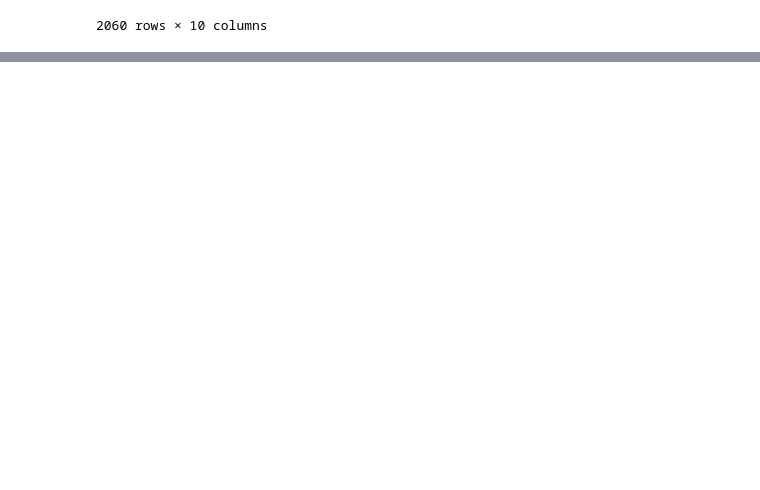
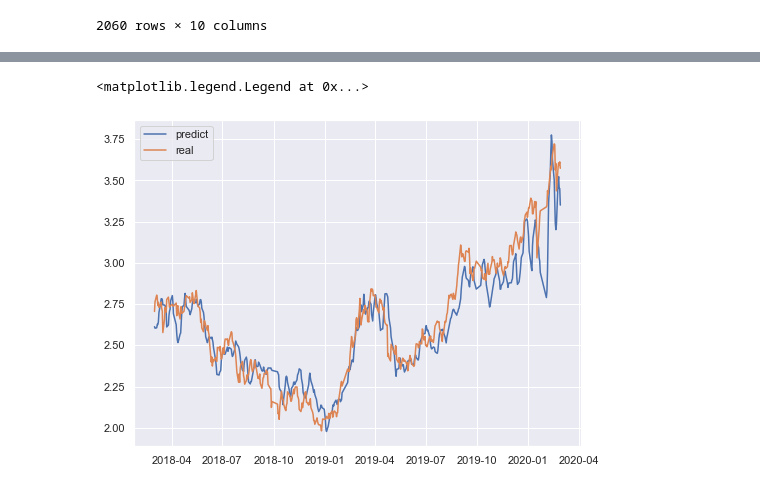
Before and after one commit to ZehuaLee/pricepredictor, a Jupyter notebook: strategies/SingleLSTM.ipynb, the cells around one changed output, grey strips where cells are left out. Drawn from its saved outputs; the diff is of its cells as text; code cells hidden in the pictures; blank space fills up the shorter version.

```diff
--- a/strategies/SingleLSTM.ipynb
+++ b/strategies/SingleLSTM.ipynb
@@ -405,0 +564,12 @@ test_data
+# %%
+# decode the price value
+# temp = raw_target_data.copy()
+# print(temp[['price', 'accumulate','daily_rate','dividends']],'\n # before encode')
+# temp[['price', 'accumulate','daily_rate','dividends']], scalers = CustomEncoder(temp,columns=['price', 'accumulate','daily_rate','dividends'])
+# print(temp,"\n # after encode")
+# temp[['price', 'accumulate','daily_rate','dividends']] = CustomDecoder(temp,columns = ['price', 'accumulate','daily_rate','dividends'],scalers=scalers)
+# print(temp[['price', 'accumulate','daily_rate','dividends']], '\n # after decode')
+pred_price_decode = pd.DataFrame(res[:,0], index = raw_test_y.index, columns=['price'])
+ori_price_decode = pd.DataFrame(raw_test_y.values, index = raw_test_y.index, columns=['price'])
+pred_price_decode = CustomDecoder(pred_price_decode, columns=['price'], scalers=scalers)
+ori_price_decode = CustomDecoder(ori_price_decode, columns=['price'], scalers=scalers)
@@ -405,0 +633,9 @@ test_data
+# %%
+plt.figure(figsize=(8,6))
+plt.plot(pred_price_decode.index, pred_price_decode['price'], label='predict')
+plt.plot(ori_price_decode.index, ori_price_decode['price'], label='real')
+plt.legend()
+# decode to real price, seems to a bit slower than real price value
+# %% [output]
+<matplotlib.legend.Legend at 0x...>
+[figure, added]
```
Also changed, not shown: parts of 24 cells of this notebook.
